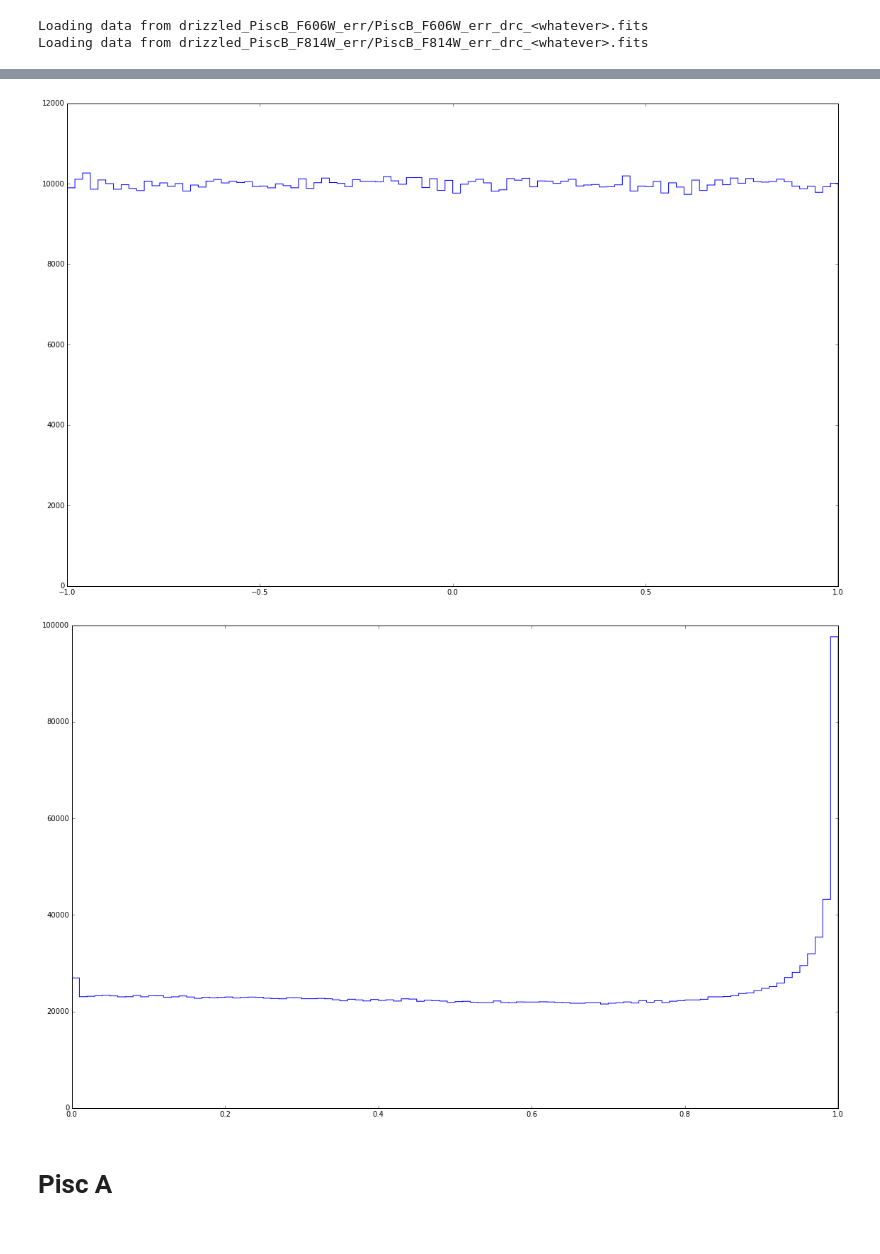
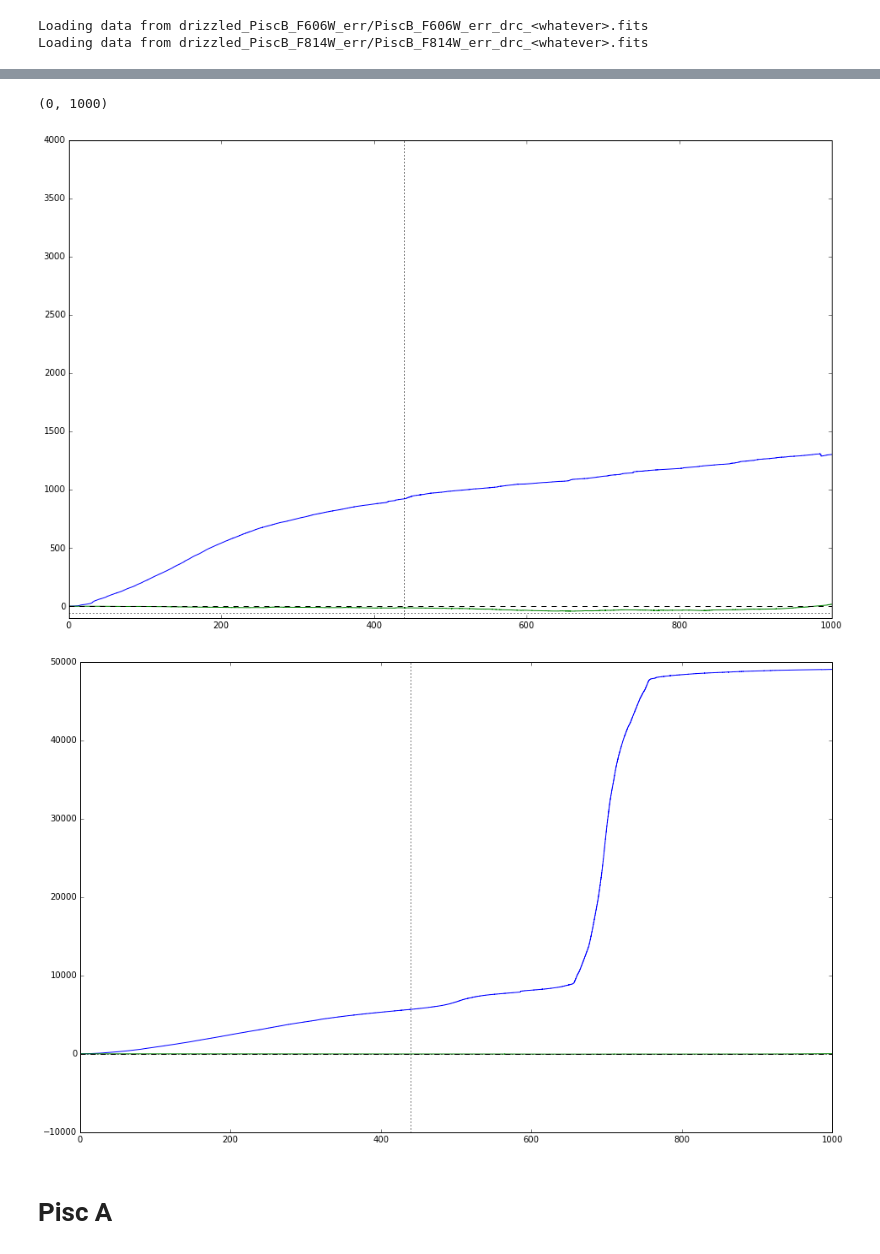
Before and after one commit to eteq/piscdwarfs_hst, a Jupyter notebook: Structural Parameters.ipynb, the cells around one changed output, grey strips where cells are left out. Saved outputs shown, nothing was run; the diff lists cells and outputs as text; code cells hidden in the pictures.

```diff
--- a/Structural Parameters.ipynb
+++ b/Structural Parameters.ipynb
@@ -100,5 +108,6 @@ ds9obj = view_in_ds9([f606w_b_sci, f606w_b_wht])
 # %%
-slc = (slice(5070, 6670), slice(3535, 5060))
+slc = (slice(5070, 7000),
+       slice(3535, 5060))
 center = [800, 750] #in *sliced* units
 
 sci606slc = f606w_b_sci.data[slc]
@@ -106,8 +115,9 @@ ivar606slc = f606w_b_wht.data[slc]
 sci814slc = f814w_b_sci.data[slc]
 ivar814slc = f814w_b_wht.data[slc]
 
-
-compslc = (slice(4200, 5700), slice(600, 2200))
+#A comparison area with no signal
+compslc = (slice(4200, 4200+slc[0].stop-slc[0].start),
+           slice(600, 600+slc[1].stop-slc[1].start))
 sci606compslc = f606w_b_sci.data[compslc]
 ivar606compslc = f606w_b_wht.data[compslc]
 sci814compslc = f814w_b_sci.data[compslc]
@@ -146,12 +127,37 @@ plt.tight_layout()
-# %%
-plt.hist(special.erf(2**-0.5*np.random.randn(1000000)),bins=100,histtype='step')
-plt.tight_layout()
-# %% [output]
-[figure, removed]
-# %%
-signifcompl = special.erf(2**-0.5*sci606compslc*ivar606compslc**0.5*1.5)
-
-plt.hist(np.abs(signifcompl.ravel()), bins=100, histtype='step')
-plt.tight_layout()
-# %% [output]
-[figure, removed]
+# %%
+def order_by_px(val, onlyuppery=True):
+    yg, xg = np.meshgrid(np.arange(sci606slc.shape[1]), np.arange(sci606slc.shape[0]))
+    dpx = np.hypot(xg - center[0], yg - center[1])
+    sorti = np.argsort(dpx.ravel())
+    valout = val.ravel()[sorti]
+    if onlyuppery:
+        msk = (xg.ravel()[sorti]-center[0]>0)&(yg.ravel()[sorti]-center[1]>0)
+    else:
+        msk = slice(None)
+    return dpx.ravel()[sorti][msk], valout[msk]
+
+plt.figure()
+x, y = order_by_px(sci606slc)
+plt.plot(x, np.cumsum(y))
+x, y = order_by_px(sci606compslc)
+plt.plot(x, np.cumsum(y))
+plt.axvline(440, color='k',ls=':')
+plt.axhline(0, color='k',ls='--')
+plt.axhline(-60, color='k',ls=':')
+plt.xlim(0,1000)
+plt.ylim(-100,4000)
+
+plt.figure()
+x, y = order_by_px(sci606slc, False)
+plt.plot(x, np.cumsum(y))
+x, y = order_by_px(sci606compslc)
+plt.plot(x, np.cumsum(y))
+plt.axvline(440, color='k',ls=':')
+plt.axhline(0, color='k',ls='--')
+plt.axhline(-60, color='k',ls=':')
+plt.xlim(0,1000)
+#plt.ylim(-100,8000)
+# %% [output]
+(0, 1000)
+[figure, added]
+[figure, added]
```
Also changed, not shown: parts of 8 cells of this notebook.
